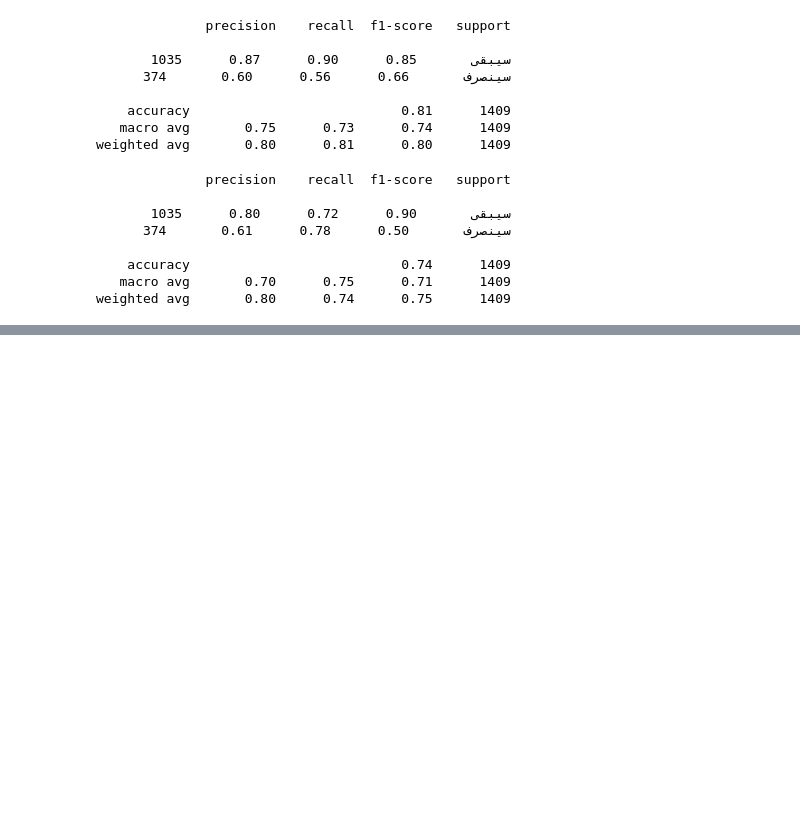
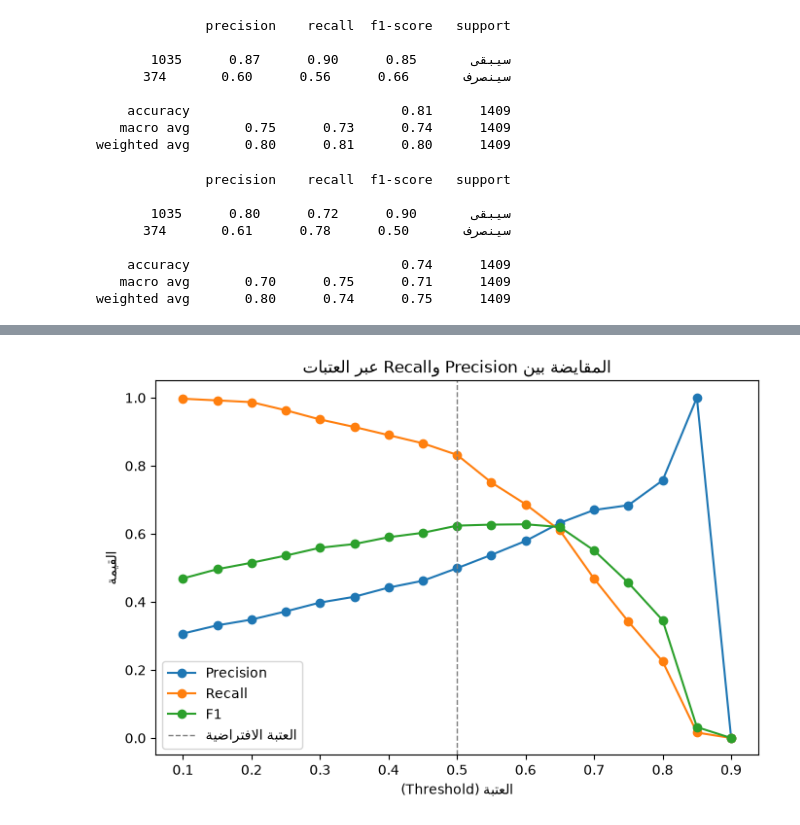
Before and after one commit to ahmedDTA/telco-churn-prediction, a Jupyter notebook: test.ipynb, the cells around one changed output, grey strips where cells are left out. Drawn from its saved outputs; the diff is of its cells as text; code cells hidden in the pictures; blank space fills up the shorter version.

```diff
--- a/test.ipynb
+++ b/test.ipynb
@@ -473,0 +542,14 @@ weighted avg       0.80      0.74      0.75      1409
+# %%
+from sklearn.model_selection import StratifiedKFold, cross_val_score
+
+cv = StratifiedKFold(n_splits=5, shuffle=True, random_state=42)
+
+candidates = {
+    "Logistic (balanced)": model_balanced,
+    "Random Forest": rf_model,
+    "Random Forest (balanced)": rf_balanced,
+}
+
+for name, clf in candidates.items():
+    scores = cross_val_score(clf, X_train_s, y_train, cv=cv, scoring="recall")
+    print(f"{name:28s}  recall = {scores.mean():.3f} ± {scores.std():.3f}")
@@ -473,0 +618,18 @@ weighted avg       0.80      0.74      0.75      1409
+# %%
+from sklearn.metrics import precision_score, f1_score
+
+y_proba = best_rf.predict_proba(X_test_s)[:, 1]
+
+thresholds = np.arange(0.1, 0.95, 0.05)
+rows = []
+for t in thresholds:
+    preds = (y_proba >= t).astype(int)
+    rows.append({
+        "threshold": round(t, 2),
+        "precision": round(precision_score(y_test, preds), 3),
+        "recall": round(recall_score(y_test, preds), 3),
+        "f1": round(f1_score(y_test, preds), 3),
+    })
+
+threshold_df = pd.DataFrame(rows)
+threshold_df
@@ -473,0 +655,13 @@ weighted avg       0.80      0.74      0.75      1409
+# %%
+plt.figure(figsize=(8, 5))
+plt.plot(threshold_df["threshold"], threshold_df["precision"], marker="o", label="Precision")
+plt.plot(threshold_df["threshold"], threshold_df["recall"], marker="o", label="Recall")
+plt.plot(threshold_df["threshold"], threshold_df["f1"], marker="o", label="F1")
+plt.axvline(0.5, color="gray", linestyle="--", linewidth=1, label="العتبة الافتراضية")
+plt.xlabel("العتبة (Threshold)")
+plt.ylabel("القيمة")
+plt.title("المقايضة بين Precision وRecall عبر العتبات")
+plt.legend()
+plt.show()
+# %% [output]
+[figure, added]
```
Also changed, not shown: parts of 35 cells of this notebook, 1 other file.
